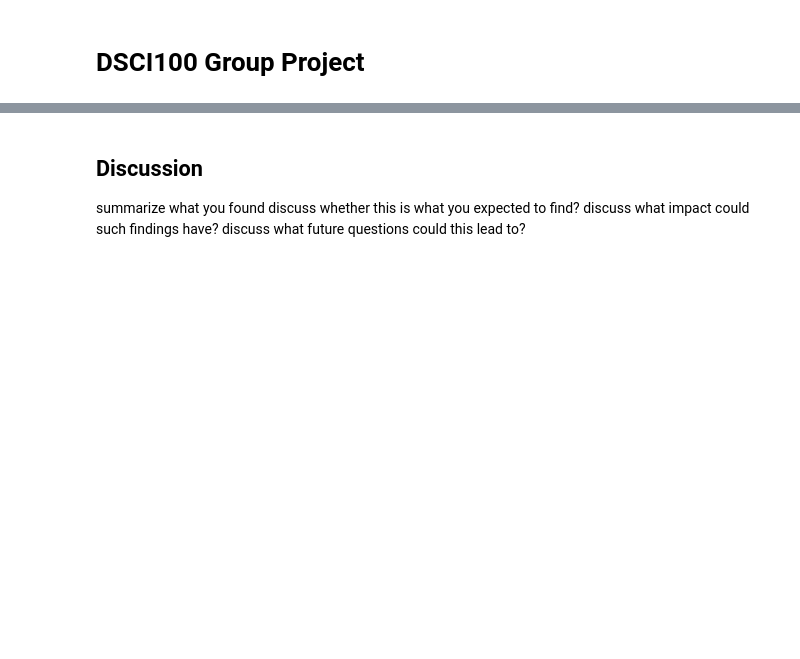
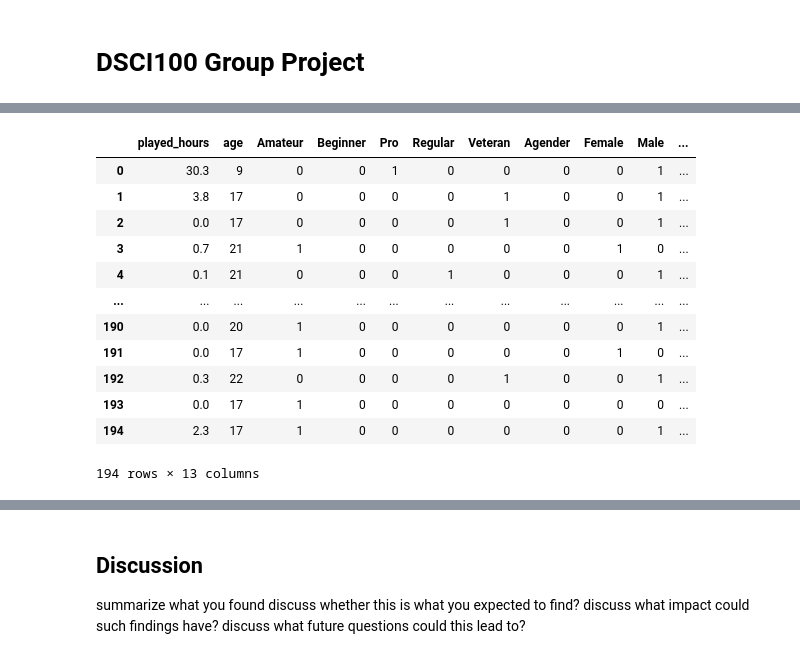
Before and after one commit to louisjyluo/DSCI-100-Group-Project, a Jupyter notebook: Final_Report.ipynb, the cells around one changed output, grey strips where cells are left out. Cells and saved outputs as stored; diff of their text form; code cells hidden in the pictures; blank space fills up the shorter version.

```diff
--- a/Final_Report.ipynb
+++ b/Final_Report.ipynb
@@ -114,0 +54,5 @@ players_wrangled
+# %%
+#Step 1
+players_dropped = players.drop(["hashedEmail", "subscribe", "name", "individualId", "organizationName"], axis = 1)
+players_clean = players_dropped[players_dropped["age"] <= 80]
+players_clean
@@ -114,0 +77,27 @@ players_wrangled
+# %%
+#Step 2
+players_one_hot_exp = players_clean.pivot(columns="experience", values="experience")
+players_one_hot_gen = players_clean.pivot(columns="gender", values="gender")
+
+players_one_hot_exp = players_one_hot_exp.fillna(0)
+players_one_hot_gen = players_one_hot_gen.fillna(0)
+
+players_one_hot_exp[players_one_hot_exp != 0] = 1
+players_one_hot_gen[players_one_hot_gen != 0] = 1
+
+players_wrangled = pd.concat([players_clean.drop(["experience", "gender"], axis=1),players_one_hot_exp,players_one_hot_gen], axis=1)
+players_wrangled
+# %% [output]
+|  | played_hours | age | Amateur | Beginner | Pro | Regular | Veteran | Agender | Female | Male | ... |
+| 0 | 30.3 | 9 | 0 | 0 | 1 | 0 | 0 | 0 | 0 | 1 | ... |
+| 1 | 3.8 | 17 | 0 | 0 | 0 | 0 | 1 | 0 | 0 | 1 | ... |
+| 2 | 0.0 | 17 | 0 | 0 | 0 | 0 | 1 | 0 | 0 | 1 | ... |
+| 3 | 0.7 | 21 | 1 | 0 | 0 | 0 | 0 | 0 | 1 | 0 | ... |
+| 4 | 0.1 | 21 | 0 | 0 | 0 | 1 | 0 | 0 | 0 | 1 | ... |
+| ... | ... | ... | ... | ... | ... | ... | ... | ... | ... | ... | ... |
+| 190 | 0.0 | 20 | 1 | 0 | 0 | 0 | 0 | 0 | 0 | 1 | ... |
+| 191 | 0.0 | 17 | 1 | 0 | 0 | 0 | 0 | 0 | 1 | 0 | ... |
+| 192 | 0.3 | 22 | 0 | 0 | 0 | 0 | 1 | 0 | 0 | 1 | ... |
+| 193 | 0.0 | 17 | 1 | 0 | 0 | 0 | 0 | 0 | 0 | 0 | ... |
+| 194 | 2.3 | 17 | 1 | 0 | 0 | 0 | 0 | 0 | 0 | 1 | ... |
+194 rows × 13 columns
```
Also changed, not shown: parts of 19 cells of this notebook.
